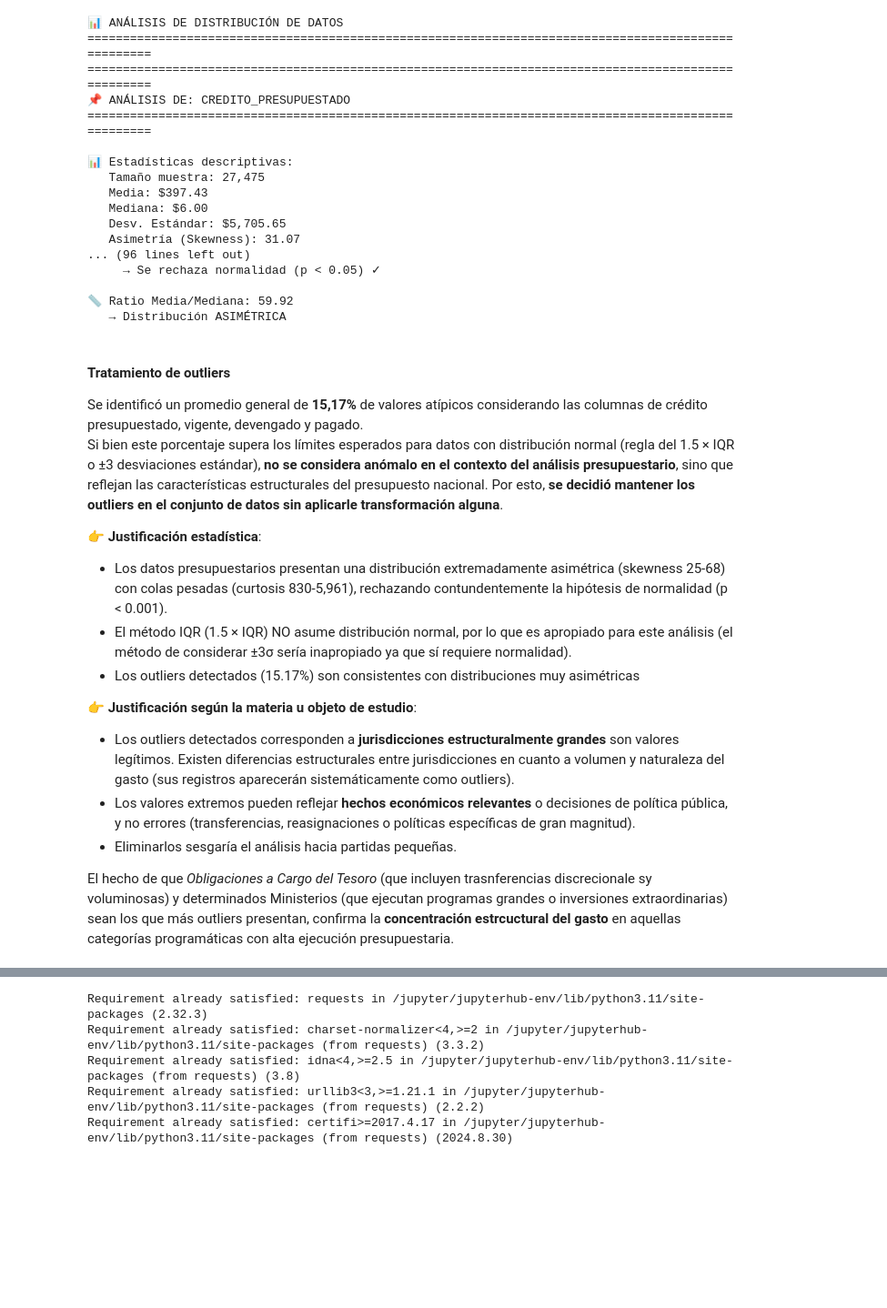
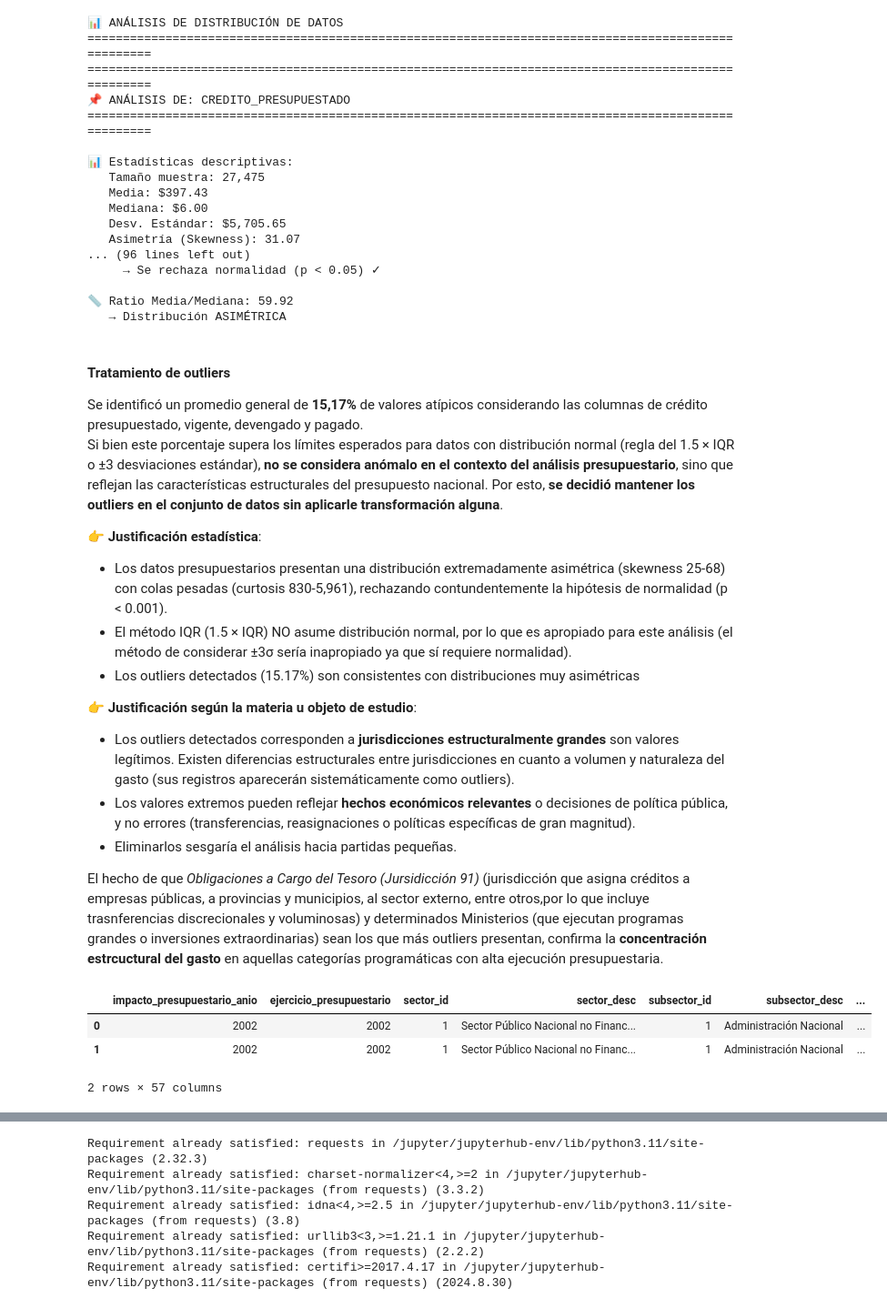
Before and after one commit to Sabrinita81/Data-Science-II, a Jupyter notebook: TP_Benedetto_Sabrina_74260.ipynb, the cells around one changed output, grey strips where cells are left out. Shown at 91% size. Cells and saved outputs as stored; diff of their text form; code cells hidden in the pictures; blank space fills up the shorter version.

```diff
--- a/TP_Benedetto_Sabrina_74260.ipynb
+++ b/TP_Benedetto_Sabrina_74260.ipynb
@@ -299,10 +301,11 @@ memory usage: 1.1+ GB
 columnas_string = {}
 columnas_creditos = ['credito_presupuestado', 'credito_vigente', 'credito_comprometido',
                      'credito_devengado', 'credito_pagado']
+columnas_años = ['anio', 'impacto_presupuestario_anio', 'ejercicio_presupuestario']
 
 # Identifico todas las columnas que van como string
 for col in df_presupuesto_anual.columns:
-    if col not in columnas_creditos:
+    if col not in columnas_creditos and col not in columnas_años:
         columnas_string[col] = "string"
 
 # Aplicar conversiones
@@ -1026,6 +1031,6 @@ Si bien este porcentaje supera los límites esperados para datos con distribuci
 - Los valores extremos pueden reflejar **hechos económicos relevantes** o decisiones de política pública, y no errores (transferencias, reasignaciones o políticas específicas de gran magnitud).
 - Eliminarlos sesgaría el análisis hacia partidas pequeñas.
 
-El hecho de que *Obligaciones a Cargo del Tesoro* (que incluyen trasnferencias discrecionale sy voluminosas) y determinados Ministerios (que ejecutan programas grandes o inversiones extraordinarias) sean los que más outliers presentan, confirma la **concentración estrcuctural del gasto** en aquellas categorías programáticas con alta ejecución presupuestaria.
+El hecho de que *Obligaciones a Cargo del Tesoro (Jursidicción 91)* (jurisdicción que asigna créditos a empresas públicas, a provincias y municipios, al sector externo, entre otros,por lo que incluye trasnferencias discrecionales y voluminosas) y determinados Ministerios (que ejecutan programas grandes o inversiones extraordinarias) sean los que más outliers presentan, confirma la **concentración estrcuctural del gasto** en aquellas categorías programáticas con alta ejecución presupuestaria.
 # %%
 # Guardado de la base de datos a trabajar
@@ -1044,3 +1049,10 @@ df_limpio = df_presupuesto_anual_limpio.copy()
 df_simplificado = df_con_fondos.copy()
 # df_simplificado.to_csv("data_procesada/presupuesto_simplificado.csv", index=False)
 # print("✅ Versión simplificada (sin valores=0) guardada")
+# %%
+df_presupuesto_anual_limpio.head(2)
+# %% [output]
+|  | impacto_presupuestario_anio | ejercicio_presupuestario | sector_id | sector_desc | subsector_id | subsector_desc | ... |
+| 0 | 2002 | 2002 | 1 | Sector Público Nacional no Financ... | 1 | Administración Nacional | ... |
+| 1 | 2002 | 2002 | 1 | Sector Público Nacional no Financ... | 1 | Administración Nacional | ... |
+2 rows × 57 columns
```
Also changed, not shown: parts of 24 cells of this notebook.
